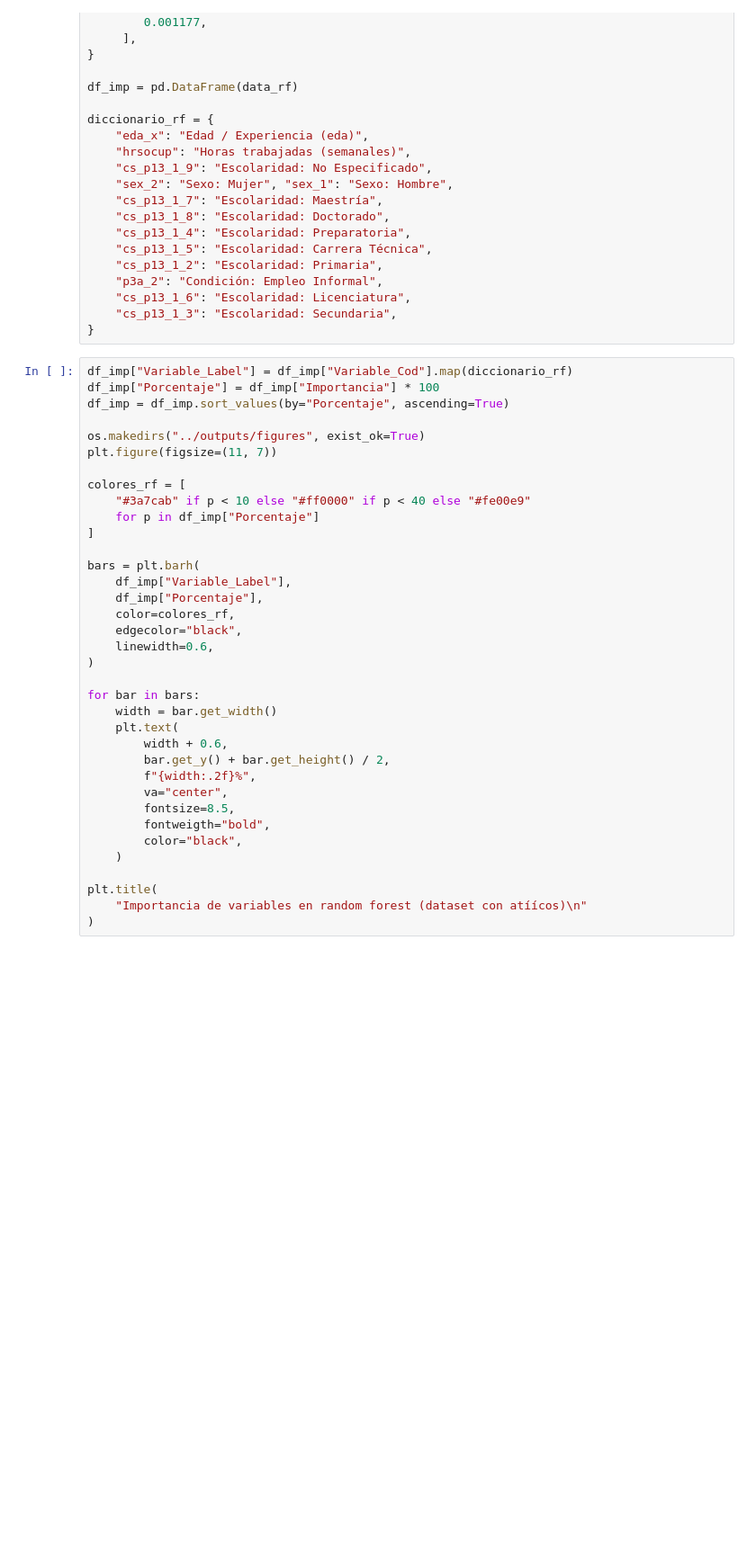
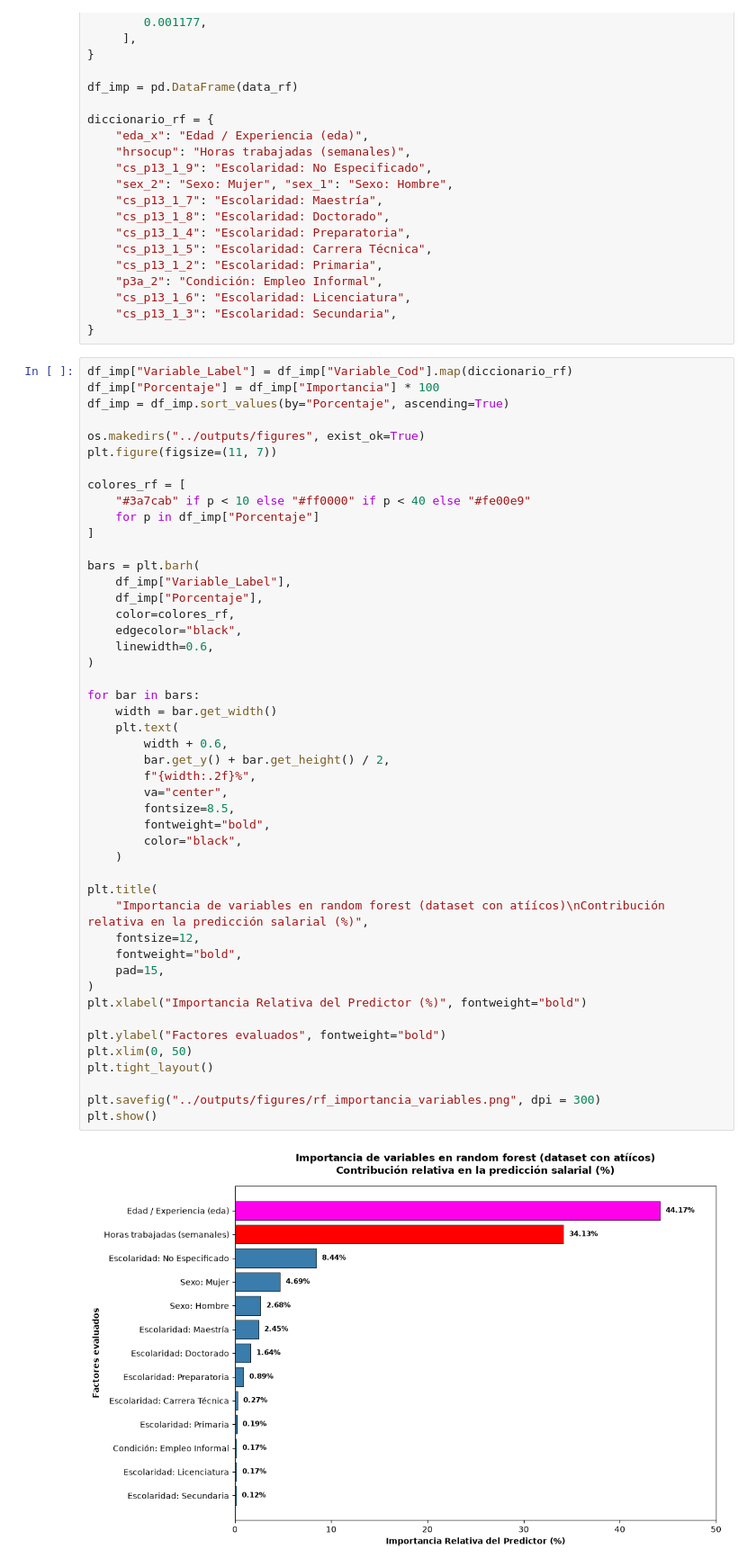
Before and after one commit to Arepaman777/An-lisis-predictivo-y-estad-stico-de-la-empleabilidad-y-salarios-del-sector-docente-en-M-xico, a Jupyter notebook: analisis_salarial_docente/notebooks/02.1_econometria_y_brecha_genero.ipynb, the cells around one changed output. Shown at 90% size. Cells and saved outputs as stored; diff of their text form; blank space fills up the shorter version.

Commit message:
Termine de hacer el random forest de 02.1

```diff
--- a/analisis_salarial_docente/notebooks/02.1_econometria_y_brecha_genero.ipynb
+++ b/analisis_salarial_docente/notebooks/02.1_econometria_y_brecha_genero.ipynb
@@ -152,32 +152,45 @@ df_imp = df_imp.sort_values(by="Porcentaje", ascending=True)
 
 os.makedirs("../outputs/figures", exist_ok=True)
 plt.figure(figsize=(11, 7))
 
 colores_rf = [
     "#3a7cab" if p < 10 else "#ff0000" if p < 40 else "#fe00e9"
     for p in df_imp["Porcentaje"]
 ]
 
 bars = plt.barh(
     df_imp["Variable_Label"],
     df_imp["Porcentaje"],
     color=colores_rf,
     edgecolor="black",
     linewidth=0.6,
 )
 
 for bar in bars:
     width = bar.get_width()
     plt.text(
         width + 0.6,
         bar.get_y() + bar.get_height() / 2,
         f"{width:.2f}%",
         va="center",
         fontsize=8.5,
-        fontweigth="bold",
+        fontweight="bold",
         color="black",
     )
 
 plt.title(
-    "Importancia de variables en random forest (dataset con atíícos)\n"
+    "Importancia de variables en random forest (dataset con atíícos)\nContribución relativa en la predicción salarial (%)",
+    fontsize=12,
+    fontweight="bold",
+    pad=15,
 )
+plt.xlabel("Importancia Relativa del Predictor (%)", fontweight="bold")
+
+plt.ylabel("Factores evaluados", fontweight="bold")
+plt.xlim(0, 50)
+plt.tight_layout()
+
+plt.savefig("../outputs/figures/rf_importancia_variables.png", dpi = 300)
+plt.show()
+# %% [output]
+[figure, added]
```
Also changed, not shown: 1 other file.
